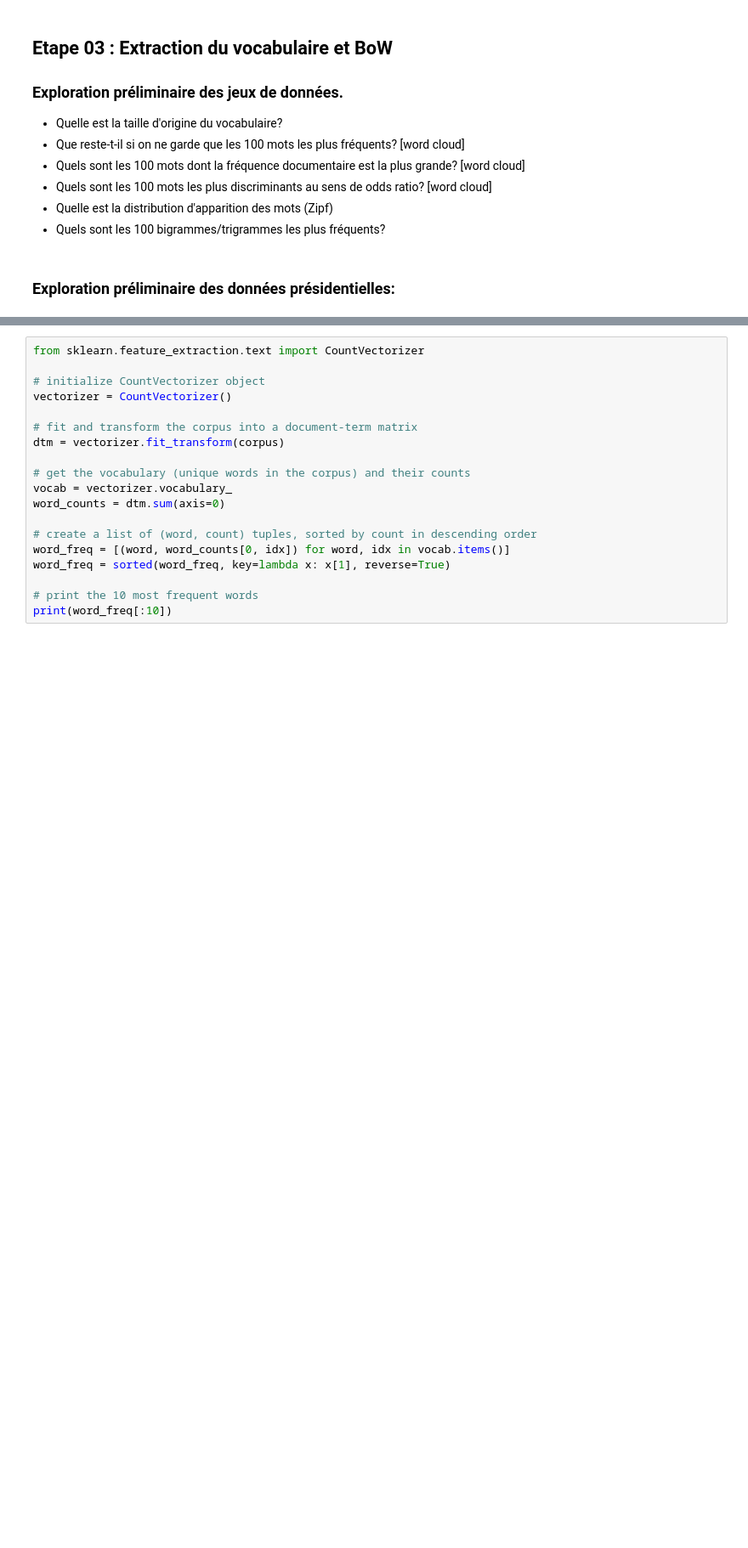
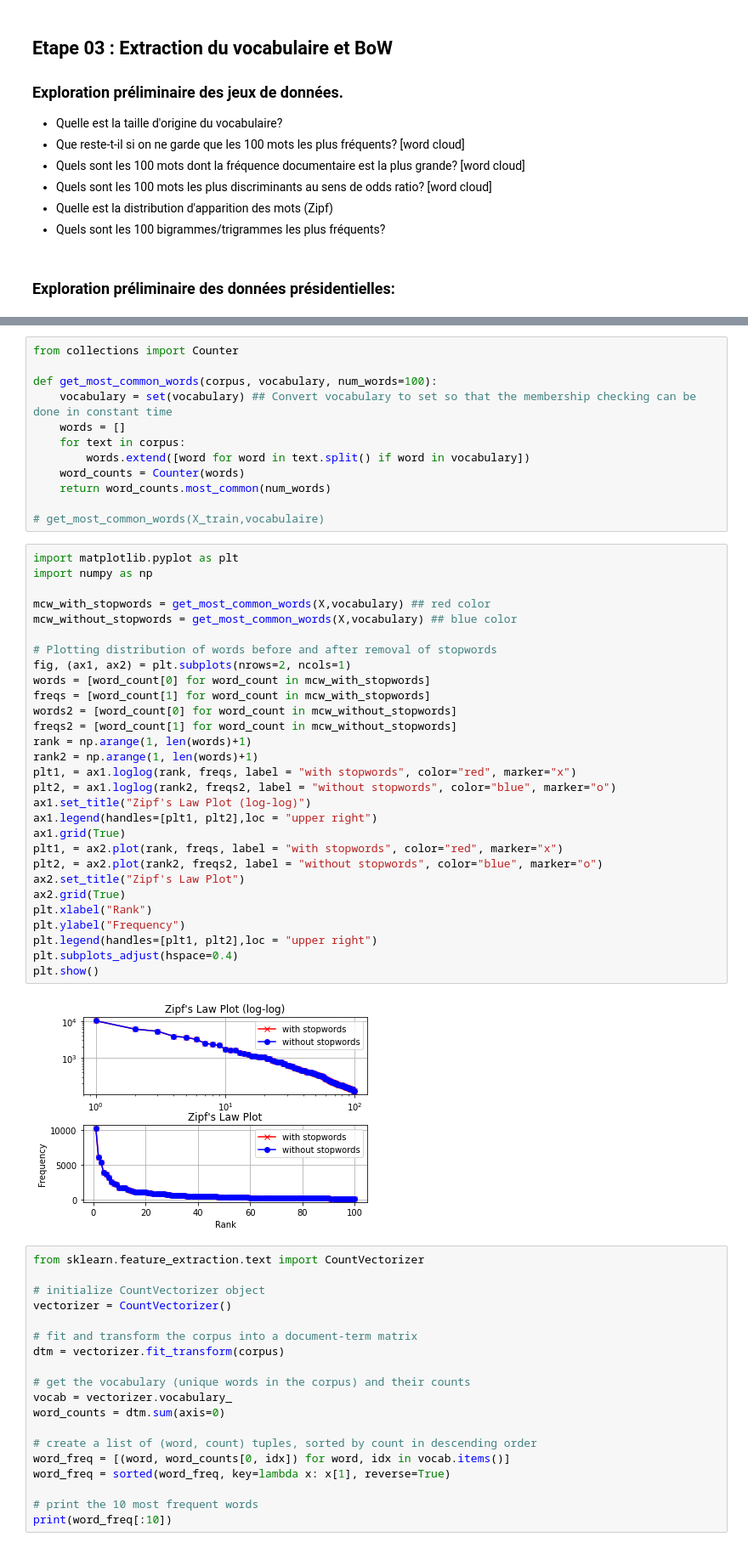
Before and after one commit to samynhl/RITAL-TMES, a Jupyter notebook: Projet TAL/Bow-Presidents.ipynb, the cells around one changed output, grey strips where cells are left out. Shown at 85% size. Saved outputs shown, nothing was run; the diff lists cells and outputs as text; blank space fills up the shorter version.

Commit message:
Preprocessing&Bow part done

```diff
--- a/Projet TAL/Bow-Presidents.ipynb
+++ b/Projet TAL/Bow-Presidents.ipynb
@@ -519,3 +573,46 @@ Wordcloud pour les discours de Mittérand
+# %%
+from collections import Counter
+
+def get_most_common_words(corpus, vocabulary, num_words=100):
+    vocabulary = set(vocabulary) ## Convert vocabulary to set so that the membership checking can be done in constant time
+    words = []
+    for text in corpus:
+        words.extend([word for word in text.split() if word in vocabulary])
+    word_counts = Counter(words)
+    return word_counts.most_common(num_words)
+
+# get_most_common_words(X_train,vocabulaire)
+# %%
+import matplotlib.pyplot as plt
+import numpy as np
+
+mcw_with_stopwords = get_most_common_words(X,vocabulary) ## red color
+mcw_without_stopwords = get_most_common_words(X,vocabulary) ## blue color
+
+# Plotting distribution of words before and after removal of stopwords
+fig, (ax1, ax2) = plt.subplots(nrows=2, ncols=1)
+words = [word_count[0] for word_count in mcw_with_stopwords]
+freqs = [word_count[1] for word_count in mcw_with_stopwords]
+words2 = [word_count[0] for word_count in mcw_without_stopwords]
+freqs2 = [word_count[1] for word_count in mcw_without_stopwords]
+rank = np.arange(1, len(words)+1)
+rank2 = np.arange(1, len(words)+1)
+plt1, = ax1.loglog(rank, freqs, label = "with stopwords", color="red", marker="x")
+plt2, = ax1.loglog(rank2, freqs2, label = "without stopwords", color="blue", marker="o")
+ax1.set_title("Zipf's Law Plot (log-log)")
+ax1.legend(handles=[plt1, plt2],loc = "upper right")
+ax1.grid(True)
+plt1, = ax2.plot(rank, freqs, label = "with stopwords", color="red", marker="x")
+plt2, = ax2.plot(rank2, freqs2, label = "without stopwords", color="blue", marker="o")
+ax2.set_title("Zipf's Law Plot")
+ax2.grid(True)
+plt.xlabel("Rank")
+plt.ylabel("Frequency")
+plt.legend(handles=[plt1, plt2],loc = "upper right")
+plt.subplots_adjust(hspace=0.4)
+plt.show()
+# %% [output]
+[figure, added]
 # %%
 from sklearn.feature_extraction.text import CountVectorizer
 
```
Also changed, not shown: parts of 35 cells of this notebook.
